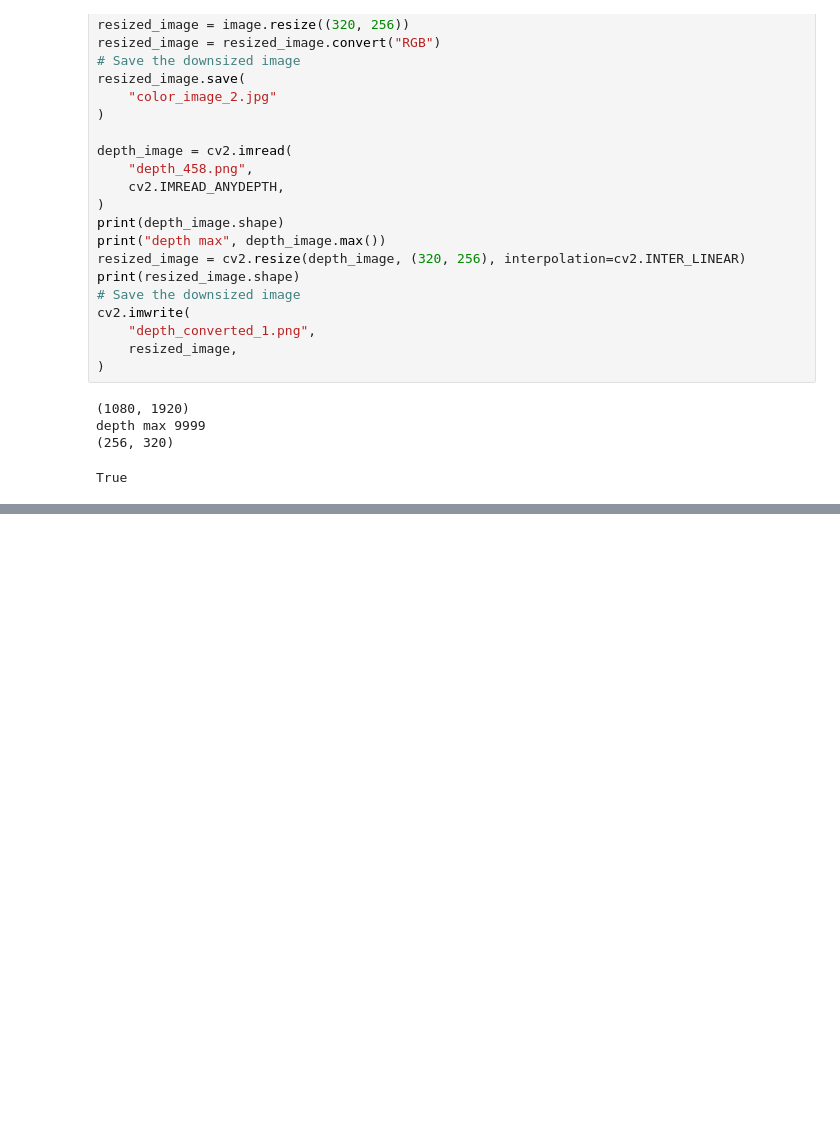
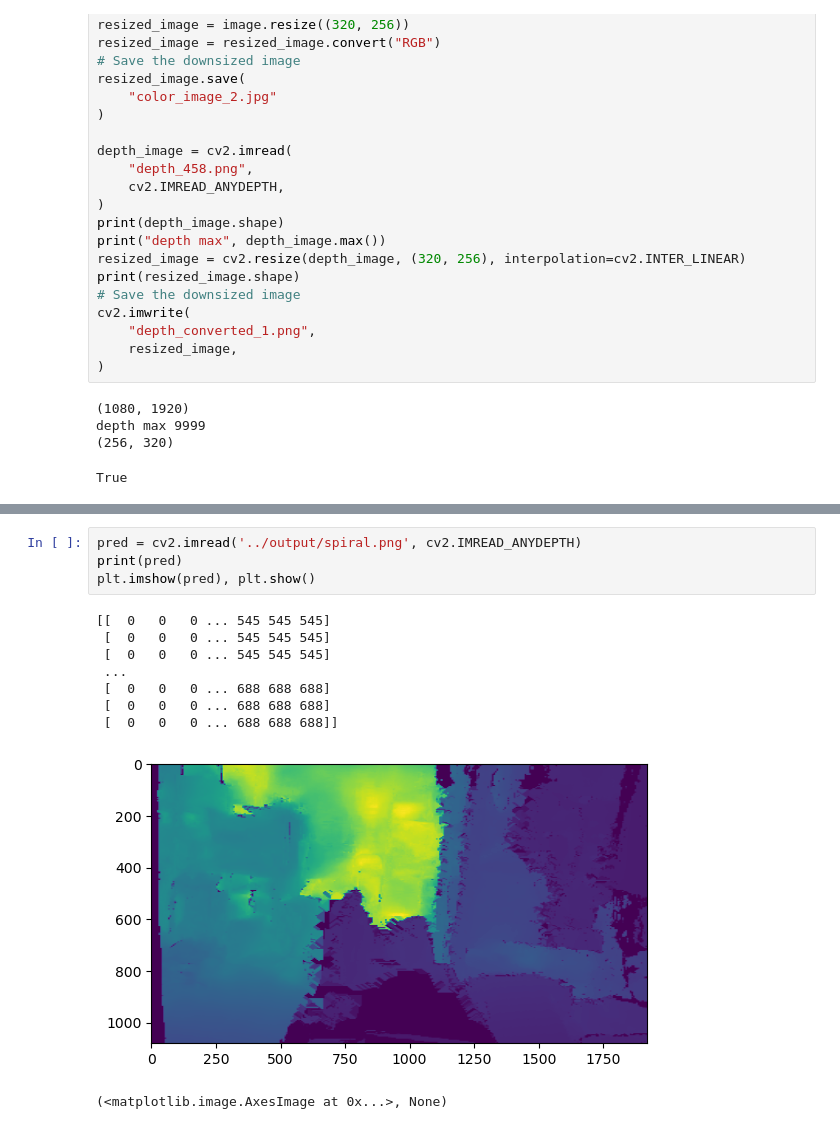
Before and after one commit to SavickTso/saic_depth, a Jupyter notebook: images/imageformatter.ipynb, the cells around one changed output, grey strips where cells are left out. Cells and saved outputs as stored; diff of their text form; blank space fills up the shorter version.

```diff
--- a/images/imageformatter.ipynb
+++ b/images/imageformatter.ipynb
@@ -56,0 +80,14 @@ True
+# %%
+pred = cv2.imread('../output/spiral.png', cv2.IMREAD_ANYDEPTH)
+print(pred)
+plt.imshow(pred), plt.show()
+# %% [output]
+[[  0   0   0 ... 545 545 545]
+ [  0   0   0 ... 545 545 545]
+ [  0   0   0 ... 545 545 545]
+ ...
+ [  0   0   0 ... 688 688 688]
+ [  0   0   0 ... 688 688 688]
+ [  0   0   0 ... 688 688 688]]
+[figure, added]
+(<matplotlib.image.AxesImage at 0x...>, None)
```
Also changed, not shown: parts of 5 cells of this notebook, 9 other files.
